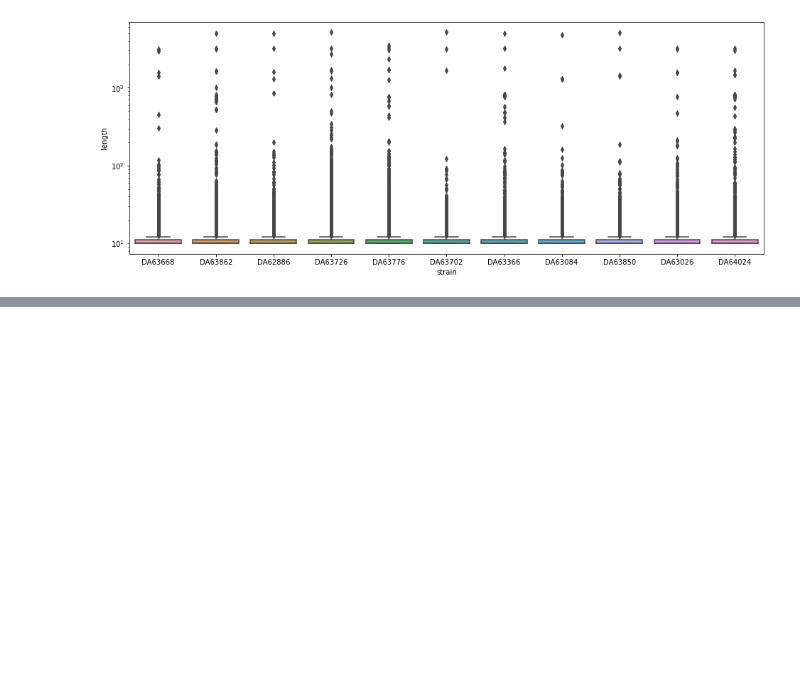
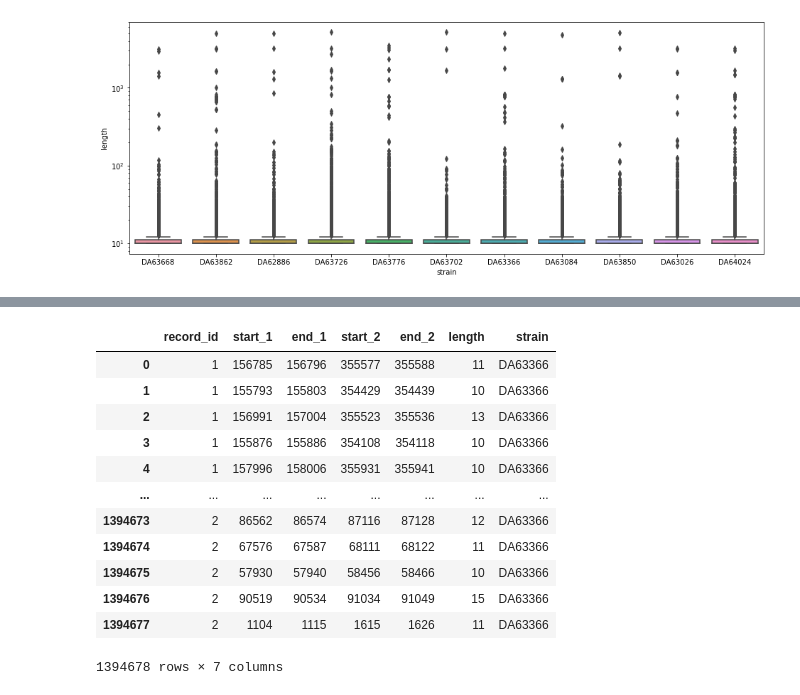
Before and after one commit to andrewgull/HeteroR, a Jupyter notebook: notebooks/repeats_summary.ipynb, the cells around one changed output, grey strips where cells are left out. Cells and saved outputs as stored; diff of their text form; code cells hidden in the pictures; blank space fills up the shorter version.

```diff
--- a/notebooks/repeats_summary.ipynb
+++ b/notebooks/repeats_summary.ipynb
@@ -127,0 +136,20 @@ bxplt.set(yscale="log")
+# %%
+mismatch_output = "/home/andrei/Data/HeteroR/test_dir/GRF/DA63366/out_mismatch10/perfect.spacer.id"
+
+mismatch_df = make_repeats_df(mismatch_output, strain_index=7)
+
+mismatch_df
+# %% [output]
+|  | record_id | start_1 | end_1 | start_2 | end_2 | length | strain |
+| 0 | 1 | 156785 | 156796 | 355577 | 355588 | 11 | DA63366 |
+| 1 | 1 | 155793 | 155803 | 354429 | 354439 | 10 | DA63366 |
+| 2 | 1 | 156991 | 157004 | 355523 | 355536 | 13 | DA63366 |
+| 3 | 1 | 155876 | 155886 | 354108 | 354118 | 10 | DA63366 |
+| 4 | 1 | 157996 | 158006 | 355931 | 355941 | 10 | DA63366 |
+| ... | ... | ... | ... | ... | ... | ... | ... |
+| 1394673 | 2 | 86562 | 86574 | 87116 | 87128 | 12 | DA63366 |
+| 1394674 | 2 | 67576 | 67587 | 68111 | 68122 | 11 | DA63366 |
+| 1394675 | 2 | 57930 | 57940 | 58456 | 58466 | 10 | DA63366 |
+| 1394676 | 2 | 90519 | 90534 | 91034 | 91049 | 15 | DA63366 |
+| 1394677 | 2 | 1104 | 1115 | 1615 | 1626 | 11 | DA63366 |
+1394678 rows × 7 columns
```
Also changed, not shown: parts of 5 cells of this notebook, 1 other file.
